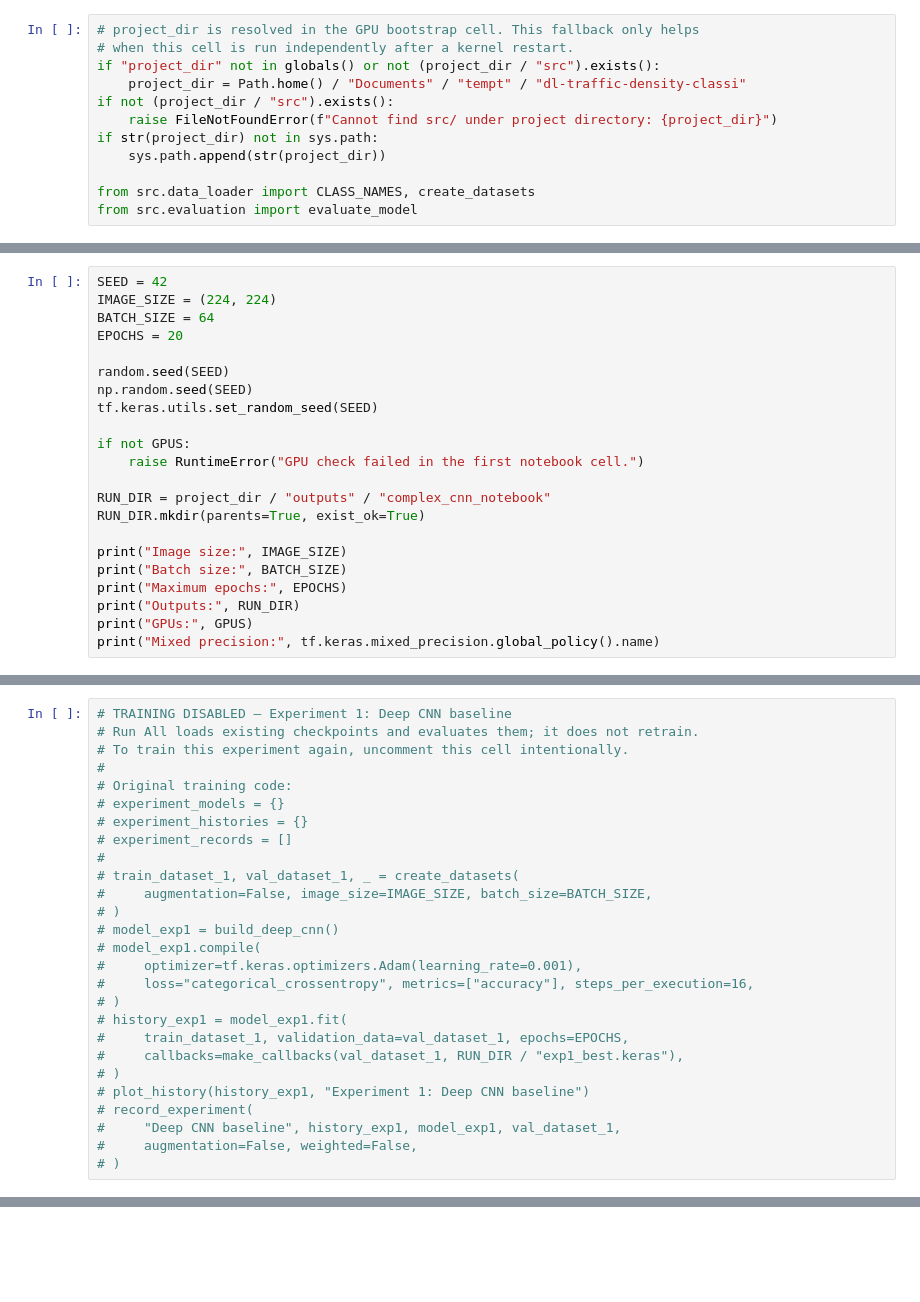
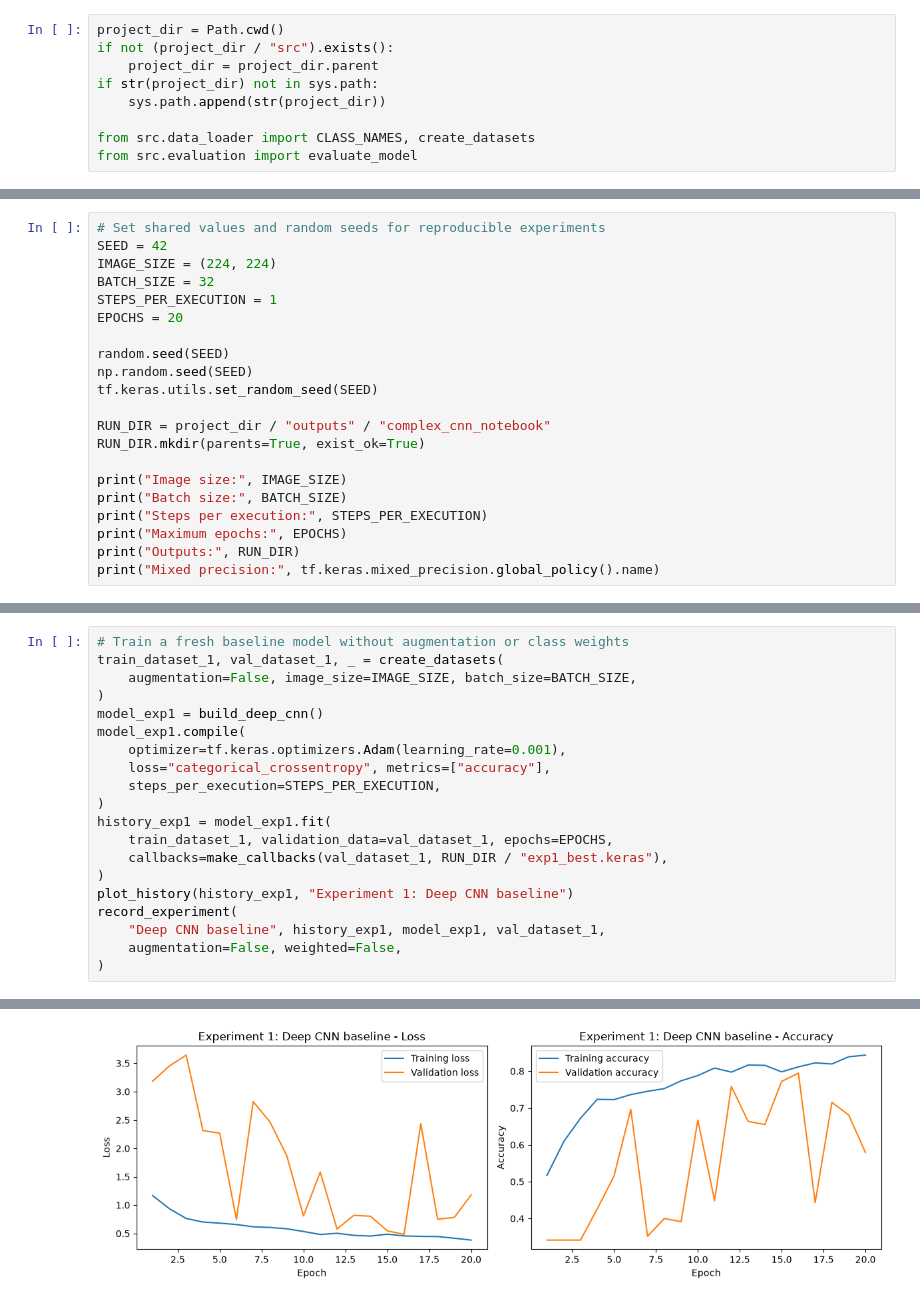
Before and after one commit to hoang-nhan2204/dl-traffic-density-classi, a Jupyter notebook: notebooks/02_complex_cnn.ipynb, the cells around one changed output, grey strips where cells are left out. Drawn from its saved outputs; the diff is of its cells as text; blank space fills up the shorter version.

Commit message:
reup M2 notebook

```diff
--- a/notebooks/02_complex_cnn.ipynb
+++ b/notebooks/02_complex_cnn.ipynb
@@ -70,10 +17,7 @@ print("Mixed precision:", tf.keras.mixed_precision.global_policy().name)
 # %%
-# project_dir is resolved in the GPU bootstrap cell. This fallback only helps
-# when this cell is run independently after a kernel restart.
-if "project_dir" not in globals() or not (project_dir / "src").exists():
-    project_dir = Path.home() / "Documents" / "tempt" / "dl-traffic-density-classi"
+project_dir = Path.cwd()
 if not (project_dir / "src").exists():
-    raise FileNotFoundError(f"Cannot find src/ under project directory: {project_dir}")
+    project_dir = project_dir.parent
 if str(project_dir) not in sys.path:
     sys.path.append(str(project_dir))
 
@@ -84,22 +28,21 @@ from src.evaluation import evaluate_model
 # %%
+# Set shared values and random seeds for reproducible experiments
 SEED = 42
 IMAGE_SIZE = (224, 224)
-BATCH_SIZE = 64
+BATCH_SIZE = 32
+STEPS_PER_EXECUTION = 1
 EPOCHS = 20
 
 random.seed(SEED)
 np.random.seed(SEED)
 tf.keras.utils.set_random_seed(SEED)
 
-if not GPUS:
-    raise RuntimeError("GPU check failed in the first notebook cell.")
-
 RUN_DIR = project_dir / "outputs" / "complex_cnn_notebook"
 RUN_DIR.mkdir(parents=True, exist_ok=True)
 
 print("Image size:", IMAGE_SIZE)
 print("Batch size:", BATCH_SIZE)
+print("Steps per execution:", STEPS_PER_EXECUTION)
 print("Maximum epochs:", EPOCHS)
 print("Outputs:", RUN_DIR)
-print("GPUs:", GPUS)
 print("Mixed precision:", tf.keras.mixed_precision.global_policy().name)
@@ -386,27 +272,21 @@ Checkpoint đã có được tải ở phần đánh giá. Cell train bên dư
 # %%
-# TRAINING DISABLED — Experiment 1: Deep CNN baseline
-# Run All loads existing checkpoints and evaluates them; it does not retrain.
-# To train this experiment again, uncomment this cell intentionally.
-#
-# Original training code:
-# experiment_models = {}
-# experiment_histories = {}
-# experiment_records = []
-#
-# train_dataset_1, val_dataset_1, _ = create_datasets(
-#     augmentation=False, image_size=IMAGE_SIZE, batch_size=BATCH_SIZE,
-# )
-# model_exp1 = build_deep_cnn()
-# model_exp1.compile(
-#     optimizer=tf.keras.optimizers.Adam(learning_rate=0.001),
-#     loss="categorical_crossentropy", metrics=["accuracy"], steps_per_execution=16,
-# )
-# history_exp1 = model_exp1.fit(
-#     train_dataset_1, validation_data=val_dataset_1, epochs=EPOCHS,
-#     callbacks=make_callbacks(val_dataset_1, RUN_DIR / "exp1_best.keras"),
-# )
-# plot_history(history_exp1, "Experiment 1: Deep CNN baseline")
-# record_experiment(
-#     "Deep CNN baseline", history_exp1, model_exp1, val_dataset_1,
-#     augmentation=False, weighted=False,
-# )
+# Train a fresh baseline model without augmentation or class weights
+train_dataset_1, val_dataset_1, _ = create_datasets(
+    augmentation=False, image_size=IMAGE_SIZE, batch_size=BATCH_SIZE,
+)
+model_exp1 = build_deep_cnn()
+model_exp1.compile(
+    optimizer=tf.keras.optimizers.Adam(learning_rate=0.001),
+    loss="categorical_crossentropy", metrics=["accuracy"],
+    steps_per_execution=STEPS_PER_EXECUTION,
+)
+history_exp1 = model_exp1.fit(
+    train_dataset_1, validation_data=val_dataset_1, epochs=EPOCHS,
+    callbacks=make_callbacks(val_dataset_1, RUN_DIR / "exp1_best.keras"),
+)
+plot_history(history_exp1, "Experiment 1: Deep CNN baseline")
+record_experiment(
+    "Deep CNN baseline", history_exp1, model_exp1, val_dataset_1,
+    augmentation=False, weighted=False,
+)
+# %% [output]
@@ -412,0 +332 @@ Checkpoint đã có được tải ở phần đánh giá. Cell train bên dư
+[figure, added]
```
Also changed, not shown: parts of 61 cells of this notebook, 2 other files.
